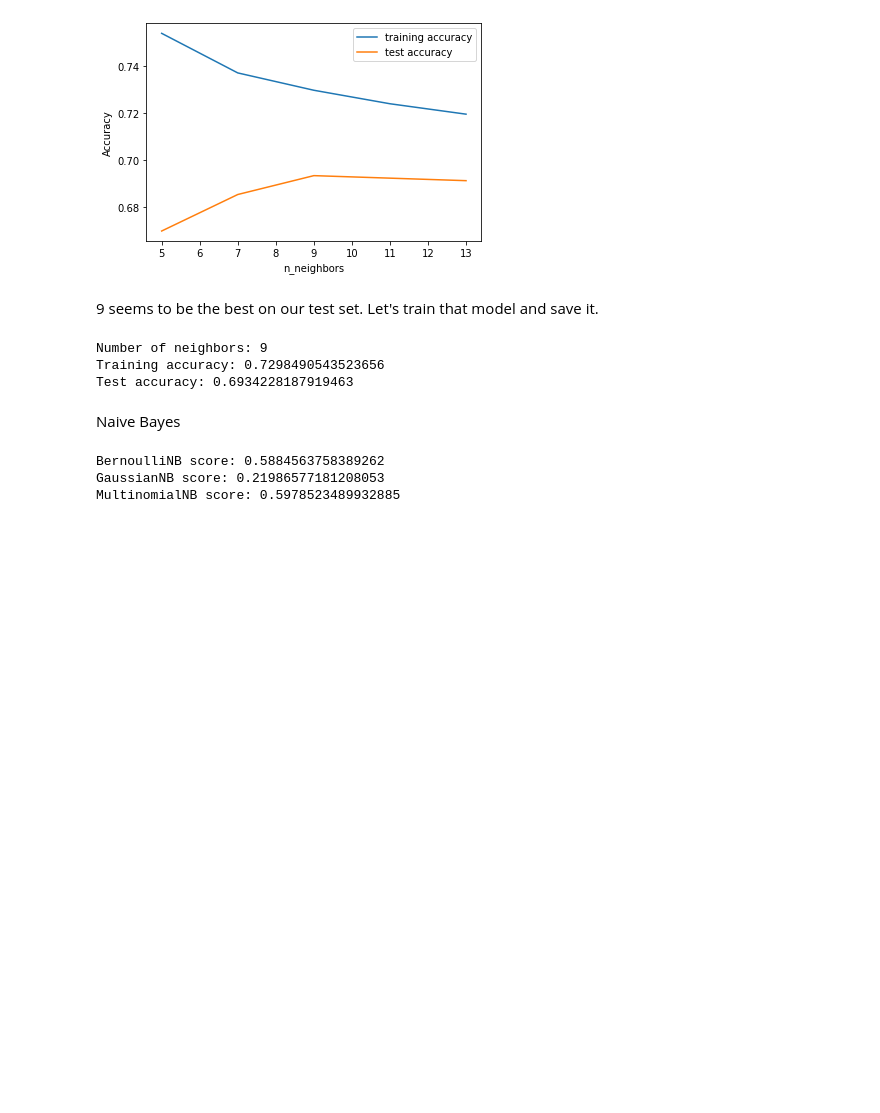
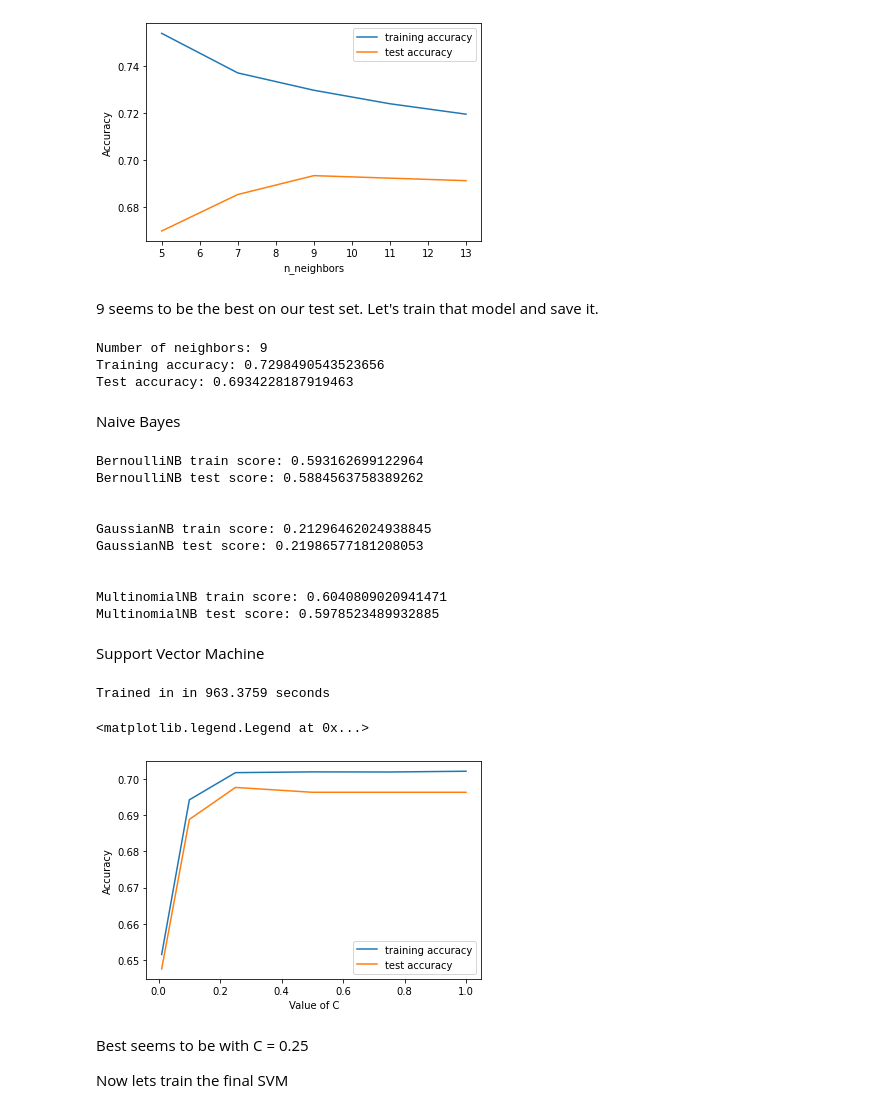
Before and after one commit to DMAgit/Thesis-BSc-Tilburg, a Jupyter notebook: main.ipynb, the cells around one changed output. Saved outputs shown, nothing was run; the diff lists cells and outputs as text; code cells hidden in the pictures; blank space fills up the shorter version.

Commit message:
Implemented training of SVM

```diff
--- a/main.ipynb
+++ b/main.ipynb
@@ -152,8 +152,9 @@ from sklearn.naive_bayes import BernoulliNB
 bnb = BernoulliNB(binarize=0.0)
 multi_bnb = MultiOutputClassifier(bnb, n_jobs=-1)
 multi_bnb.fit(X_train,y_train)
-print(f"BernoulliNB score: {multi_bnb.score(X_test, y_test)}")
-
+print(f"BernoulliNB train score: {multi_bnb.score(X_train, y_train)}")
+print(f"BernoulliNB test score: {multi_bnb.score(X_test, y_test)}")
+print("\n")
 
 # train a Gaussian Naive Bayes
 from sklearn.naive_bayes import GaussianNB
@@ -161,7 +162,9 @@ from sklearn.naive_bayes import GaussianNB
 gnb = GaussianNB()
 multi_gnb = MultiOutputClassifier(gnb, n_jobs=-1)
 multi_gnb.fit(X_train, y_train)
-print(f"GaussianNB score: {multi_gnb.score(X_test, y_test)}")
+print(f"GaussianNB train score: {multi_gnb.score(X_train, y_train)}")
+print(f"GaussianNB test score: {multi_gnb.score(X_test, y_test)}")
+print("\n")
 
 # train a Multinomial Naive Bayes
 from sklearn.naive_bayes import MultinomialNB
@@ -169,8 +172,53 @@ from sklearn.naive_bayes import MultinomialNB
 mnb = MultinomialNB()
 multi_mnb = MultiOutputClassifier(mnb, n_jobs=-1)
 multi_mnb.fit(X_train,y_train)
-print(f"MultinomialNB score: {multi_mnb.score(X_test, y_test)}")
+print(f"MultinomialNB train score: {multi_mnb.score(X_train, y_train)}")
+print(f"MultinomialNB test score: {multi_mnb.score(X_test, y_test)}")
+print("\n")
 # %% [output]
-BernoulliNB score: 0.5884563758389262
-GaussianNB score: 0.21986577181208053
-MultinomialNB score: 0.5978523489932885
+BernoulliNB train score: 0.593162699122964
+BernoulliNB test score: 0.5884563758389262
+
+
+GaussianNB train score: 0.21296462024938845
+GaussianNB test score: 0.21986577181208053
+
+
+MultinomialNB train score: 0.6040809020941471
+MultinomialNB test score: 0.5978523489932885
+# %% [markdown]
+Support Vector Machine
+# %%
+import time  # optional for timing the code
+from sklearn.svm import SVC
+from sklearn.multioutput import MultiOutputClassifier  # (https://sklearn.org/modules/multiclass.html#multioutput-classification)
+
+training_accuracy = []
+test_accuracy = []
+C = [0.01, 0.1, 0.25, 0.5, 0.75, 1]
+
+tic = time.perf_counter()  # timing start
+for c in C:
+    svm = SVC(C = c)
+    multi_svm = MultiOutputClassifier(svm, n_jobs=-1)
+    multi_svm.fit(X_train, y_train)
+    # record training set accuracy
+    training_accuracy.append(multi_svm.score(X_train, y_train))
+    # record generalization accuracy
+    test_accuracy.append(multi_svm.score(X_test, y_test))
+toc = time.perf_counter()  # timing end
+print(f"Trained in in {toc - tic:0.4f} seconds")  # print the time elapsed
+
+plt.plot(C, training_accuracy, label="training accuracy")
+plt.plot(C, test_accuracy, label="test accuracy")
+plt.ylabel("Accuracy")
+plt.xlabel("Value of C")
+plt.legend()
+# %% [output]
+Trained in in 963.3759 seconds
+<matplotlib.legend.Legend at 0x...>
+[figure, added]
+# %% [markdown]
+Best seems to be with C = 0.25
+
+Now lets train the final SVM
```
Also changed, not shown: parts of 1 cell of this notebook.
